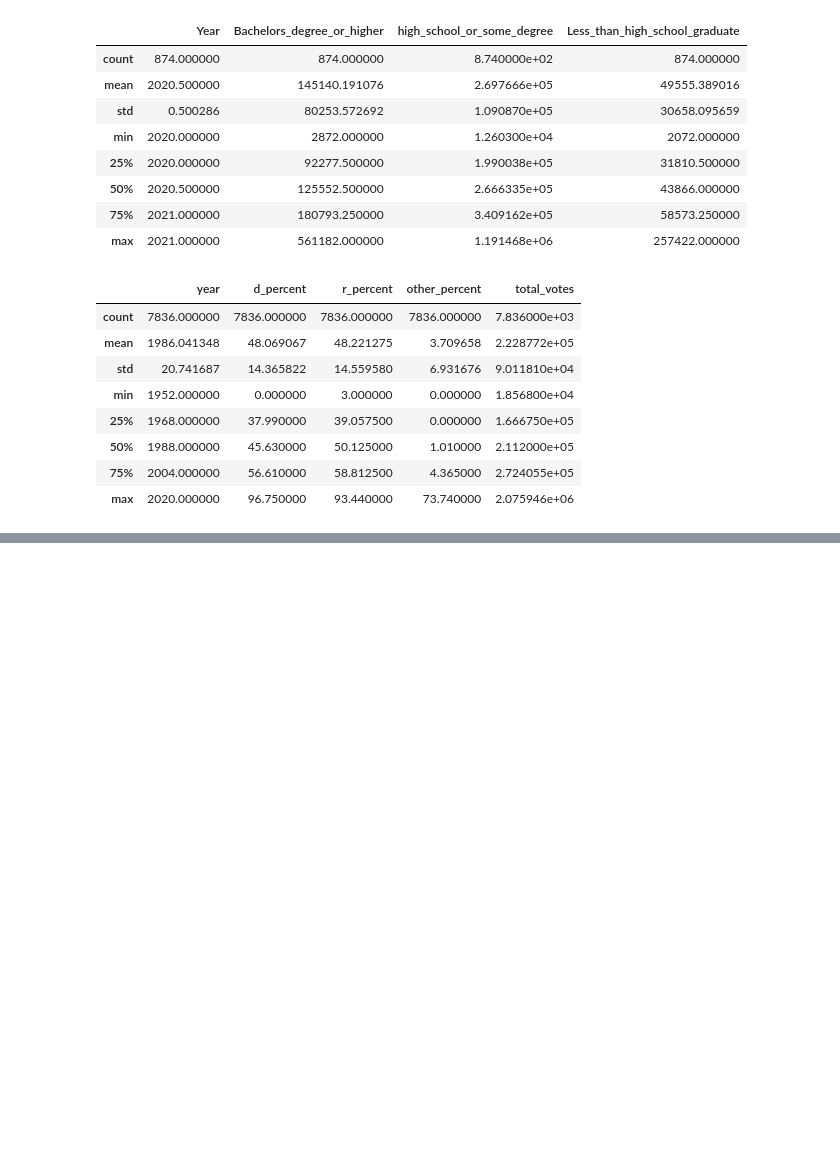
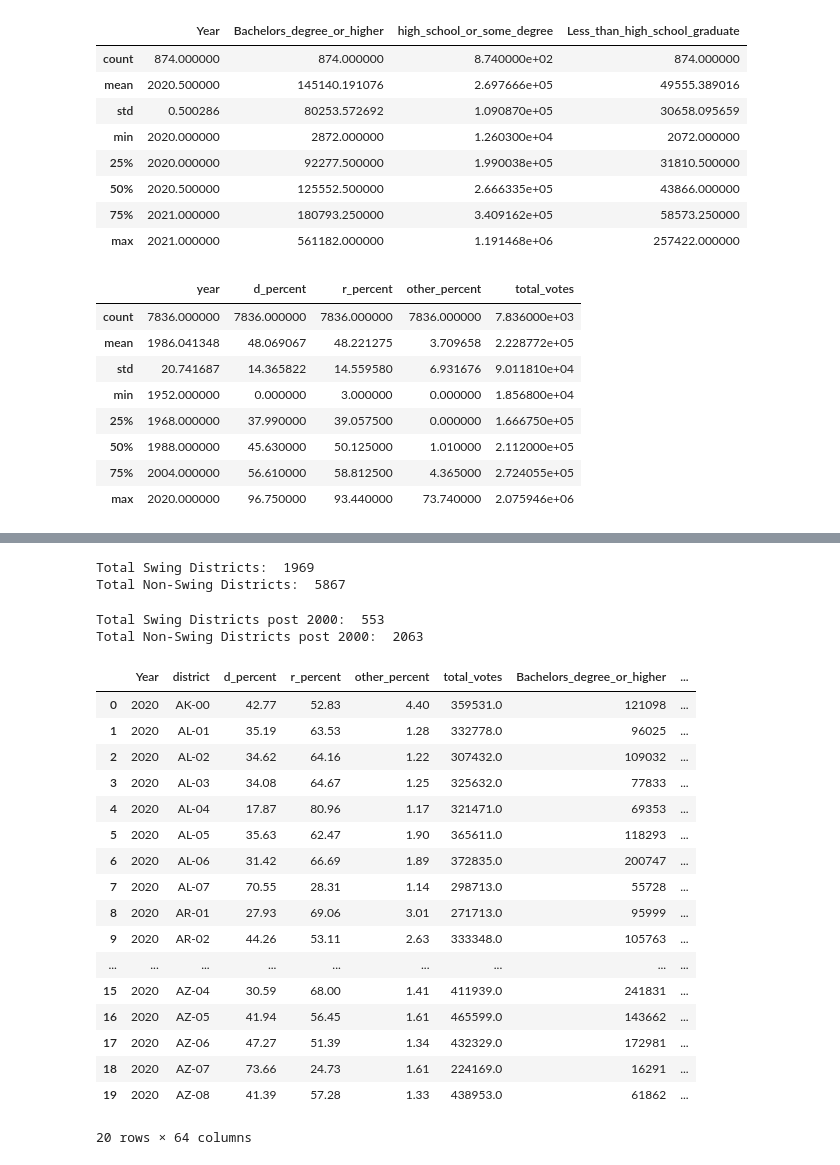
Before and after one commit to chrismiley87/capstone, a Jupyter notebook: election_data.ipynb, the cells around one changed output, grey strips where cells are left out. Saved outputs shown, nothing was run; the diff lists cells and outputs as text; code cells hidden in the pictures; blank space fills up the shorter version.

```diff
--- a/election_data.ipynb
+++ b/election_data.ipynb
@@ -871,0 +781,43 @@ plt.show()
+# %%
+#view total swing and non-swing districts
+print('Total Swing Districts: ', (election_df['swing_district'] == 'yes').sum())
+print('Total Non-Swing Districts: ', (election_df['swing_district'] == 'no').sum())
+# %% [output]
+Total Swing Districts:  1969
+Total Non-Swing Districts:  5867
+# %%
+#view total swing and non-swing districts post 2000
+print('Total Swing Districts post 2000: ', (election_df[(election_df['swing_district'] == 'yes') & (election_df['Year'] >= 2000)].shape[0]))
+print('Total Non-Swing Districts post 2000: ', (election_df[(election_df['swing_district'] == 'no') & (election_df['Year'] >= 2000)].shape[0]))
+# %% [output]
+Total Swing Districts post 2000:  553
+Total Non-Swing Districts post 2000:  2063
+# %%
+#create 'swing_district' column in political_df
+for index, row in political_df.iterrows():
+    if abs(row['d_percent'] - row['r_percent']) <= 9:
+        political_df.at[index, 'swing_district'] = 'yes'
+    else:
+        political_df.at[index, 'swing_district'] = 'no'
+# %%
+#view sample rows
+political_df.head(20)
+# %% [output]
+|  | Year | district | d_percent | r_percent | other_percent | total_votes | Bachelors_degree_or_higher | ... |
+| 0 | 2020 | AK-00 | 42.77 | 52.83 | 4.40 | 359531.0 | 121098 | ... |
+| 1 | 2020 | AL-01 | 35.19 | 63.53 | 1.28 | 332778.0 | 96025 | ... |
+| 2 | 2020 | AL-02 | 34.62 | 64.16 | 1.22 | 307432.0 | 109032 | ... |
+| 3 | 2020 | AL-03 | 34.08 | 64.67 | 1.25 | 325632.0 | 77833 | ... |
+| 4 | 2020 | AL-04 | 17.87 | 80.96 | 1.17 | 321471.0 | 69353 | ... |
+| 5 | 2020 | AL-05 | 35.63 | 62.47 | 1.90 | 365611.0 | 118293 | ... |
+| 6 | 2020 | AL-06 | 31.42 | 66.69 | 1.89 | 372835.0 | 200747 | ... |
+| 7 | 2020 | AL-07 | 70.55 | 28.31 | 1.14 | 298713.0 | 55728 | ... |
+| 8 | 2020 | AR-01 | 27.93 | 69.06 | 3.01 | 271713.0 | 95999 | ... |
+| 9 | 2020 | AR-02 | 44.26 | 53.11 | 2.63 | 333348.0 | 105763 | ... |
+| ... | ... | ... | ... | ... | ... | ... | ... | ... |
+| 15 | 2020 | AZ-04 | 30.59 | 68.00 | 1.41 | 411939.0 | 241831 | ... |
+| 16 | 2020 | AZ-05 | 41.94 | 56.45 | 1.61 | 465599.0 | 143662 | ... |
+| 17 | 2020 | AZ-06 | 47.27 | 51.39 | 1.34 | 432329.0 | 172981 | ... |
+| 18 | 2020 | AZ-07 | 73.66 | 24.73 | 1.61 | 224169.0 | 16291 | ... |
+| 19 | 2020 | AZ-08 | 41.39 | 57.28 | 1.33 | 438953.0 | 61862 | ... |
+20 rows × 64 columns
```
Also changed, not shown: parts of 112 cells of this notebook.
